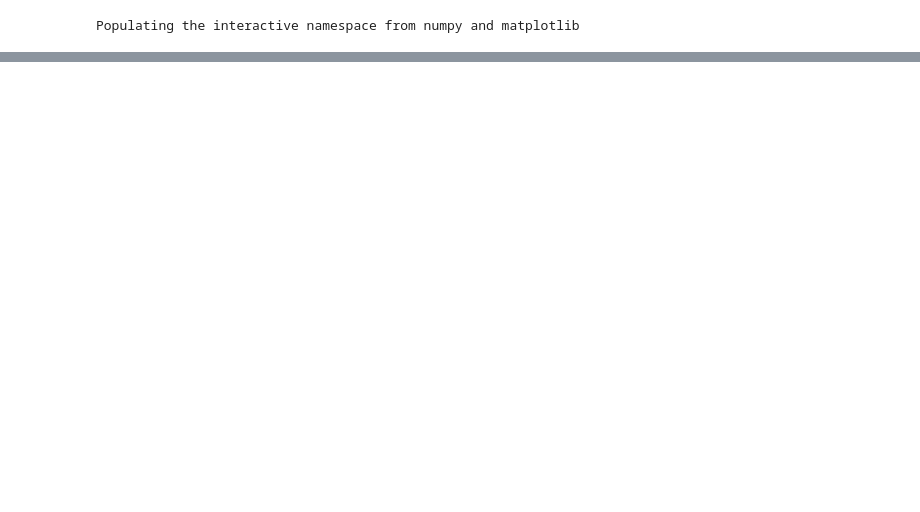
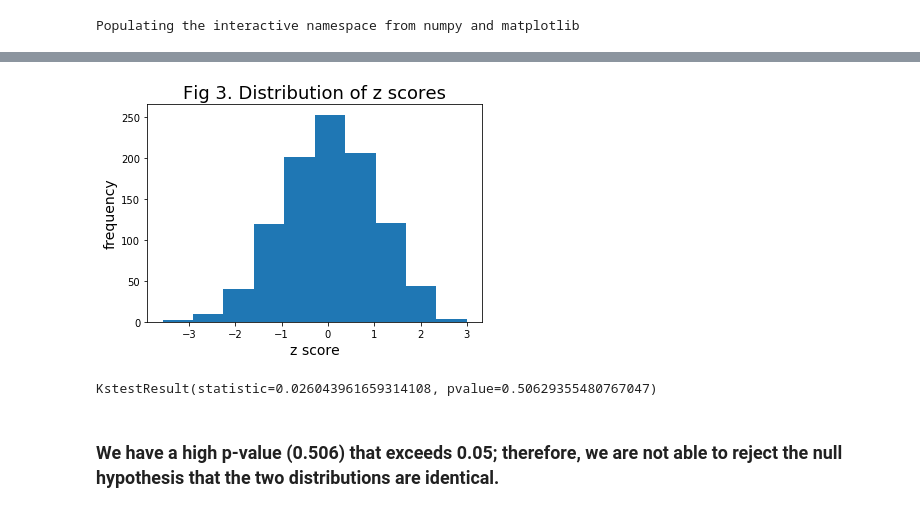
Before and after one commit to ywnch/PUI2017_ywc249, a Jupyter notebook: HW5_ywc249/HW5-1.ipynb, the cells around one changed output, grey strips where cells are left out. Saved outputs shown, nothing was run; the diff lists cells and outputs as text; code cells hidden in the pictures; blank space fills up the shorter version.

```diff
--- a/HW5_ywc249/HW5-1.ipynb
+++ b/HW5_ywc249/HW5-1.ipynb
@@ -279,0 +77,15 @@ pl.legend(fontsize = 20);
+# %%
+# plot the distribution of z statistics
+pl.hist(z);
+pl.title('Fig 3. Distribution of z scores', fontsize=18)
+pl.xlabel('z score', fontsize=14)
+pl.ylabel('frequency', fontsize=14);
+# %% [output]
+[figure, added]
+# %%
+# assess the goodnes of fit against the Gaussian model with KS test
+st.kstest(z,'norm')
+# %% [output]
+KstestResult(statistic=0.026043961659314108, pvalue=0.50629355480767047)
+# %% [markdown]
+### We have a high p-value (0.506) that exceeds 0.05; therefore, we are not able to reject the null hypothesis that the two distributions are identical.
```
Also changed, not shown: parts of 36 cells of this notebook, 2 other files.
